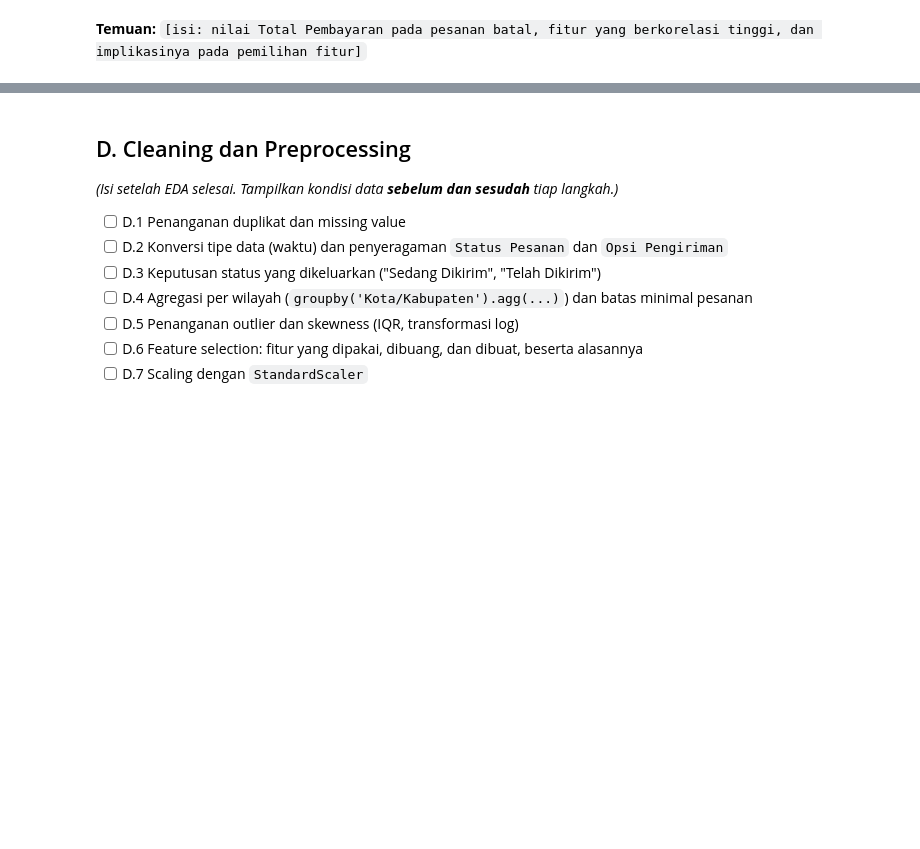
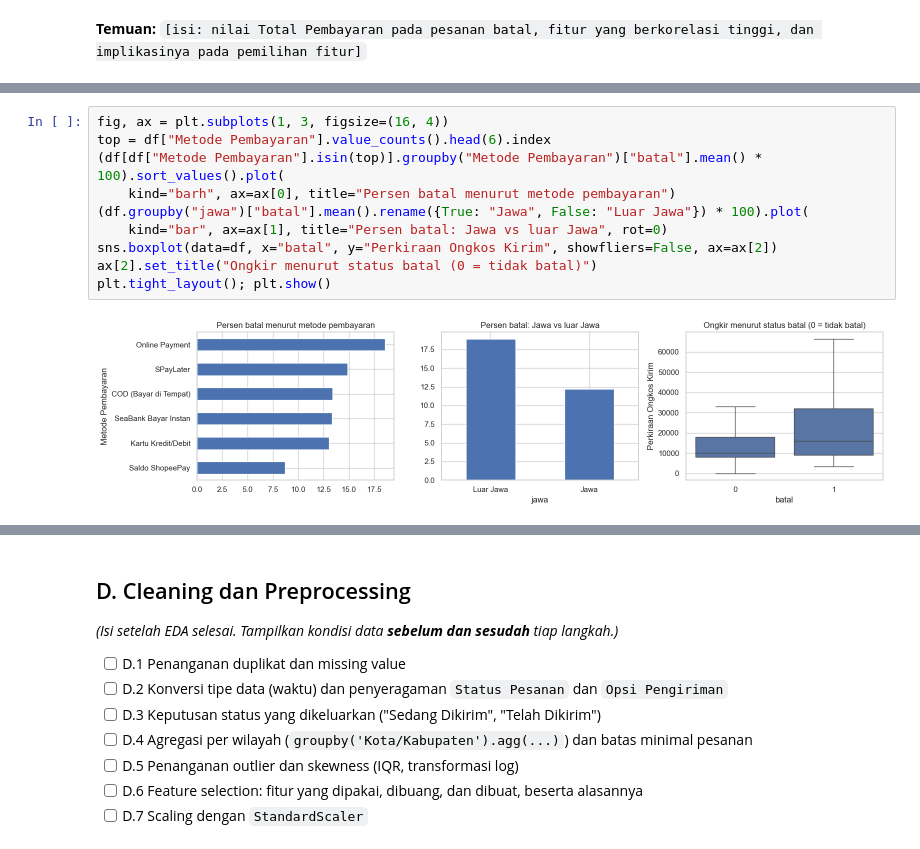
Before and after one commit to anubluskrin/PROJECT-DS, a Jupyter notebook: notebook_proyek_akhir.ipynb, the cells around one changed output, grey strips where cells are left out. Cells and saved outputs as stored; diff of their text form; blank space fills up the shorter version.

```diff
--- a/notebook_proyek_akhir.ipynb
+++ b/notebook_proyek_akhir.ipynb
@@ -405,0 +572,12 @@ plt.tight_layout(); plt.show()
+# %%
+fig, ax = plt.subplots(1, 3, figsize=(16, 4))
+top = df["Metode Pembayaran"].value_counts().head(6).index
+(df[df["Metode Pembayaran"].isin(top)].groupby("Metode Pembayaran")["batal"].mean() * 100).sort_values().plot(
+    kind="barh", ax=ax[0], title="Persen batal menurut metode pembayaran")
+(df.groupby("jawa")["batal"].mean().rename({True: "Jawa", False: "Luar Jawa"}) * 100).plot(
+    kind="bar", ax=ax[1], title="Persen batal: Jawa vs luar Jawa", rot=0)
+sns.boxplot(data=df, x="batal", y="Perkiraan Ongkos Kirim", showfliers=False, ax=ax[2])
+ax[2].set_title("Ongkir menurut status batal (0 = tidak batal)")
+plt.tight_layout(); plt.show()
+# %% [output]
+[figure, added]
```
Also changed, not shown: parts of 18 cells of this notebook.
